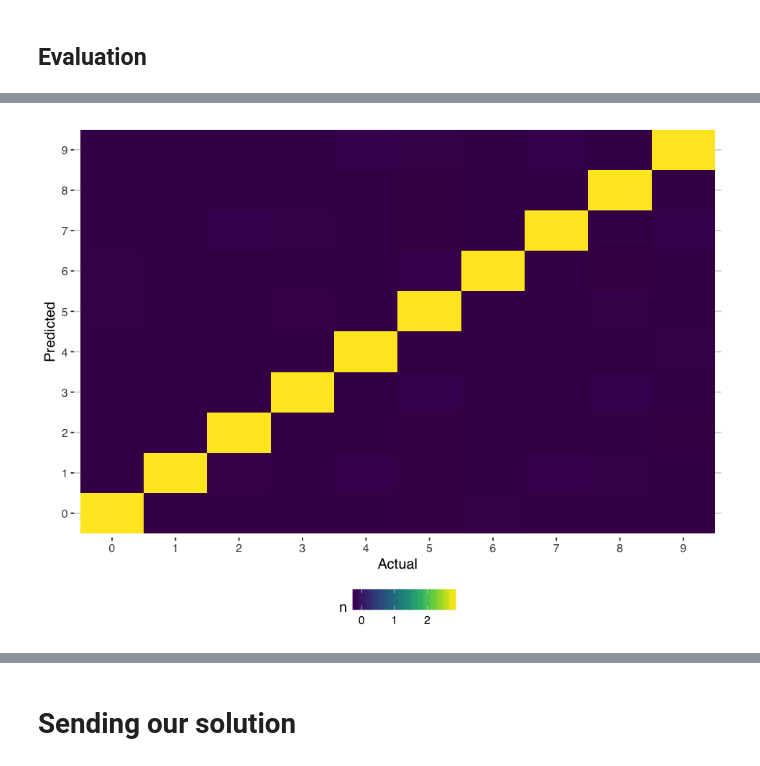
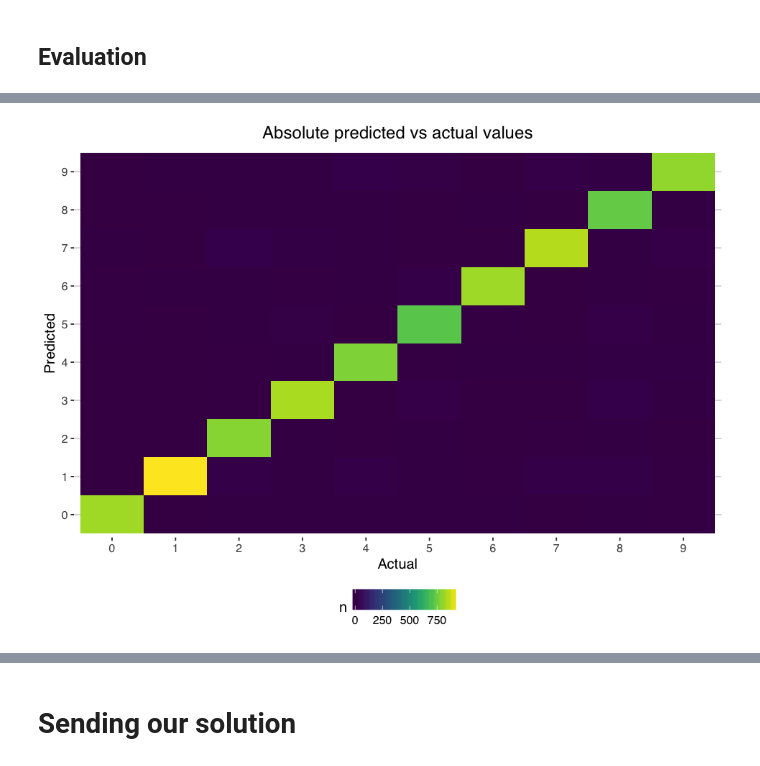
Before and after one commit to Data-Science-FMI/introduction-to-data-science-2017, a Jupyter notebook: labs/lab_1/mnist.ipynb, the cells around one changed output, grey strips where cells are left out. Cells and saved outputs as stored; diff of their text form; code cells hidden in the pictures.

Commit message:
Add new confusion data charts

```diff
--- a/labs/lab_1/mnist.ipynb
+++ b/labs/lab_1/mnist.ipynb
@@ -233,15 +234,21 @@ Prevalence            0.09850   0.1048  0.09671  0.09969
 Detection Rate        0.09743   0.1009  0.08778  0.09552
 Detection Prevalence  0.10052   0.1066  0.08897  0.10243
 Balanced Accuracy     0.99284   0.9781  0.95316  0.97526
+# %%
+confusion_data <- as.tibble(confusion_matrix$table) %>%
+    mutate(rate = n/sum(n)) %>%
+    mutate(error_rate = ifelse(actual == predicted,
+                             0, rate))
 # %%
 options(repr.plot.width=8, repr.plot.height=6)
 
-ggplot(as.tibble(scale(confusion_matrix$table))) +
+ggplot(confusion_data) +
     geom_tile(aes(x=actual, y=predicted, fill=n)) +
+    ggtitle("Absolute predicted vs actual values") +
     scale_x_discrete(name="Actual") +
     scale_y_discrete(name="Predicted") +
-    scale_color_viridis(discrete=TRUE) +
+    scale_color_viridis() +
     scale_fill_viridis(option="viridis") +
     theme_hc()
 # %% [output]
-[figure, old version]
+[figure, new version]
```
Also changed, not shown: parts of 3 cells of this notebook.
